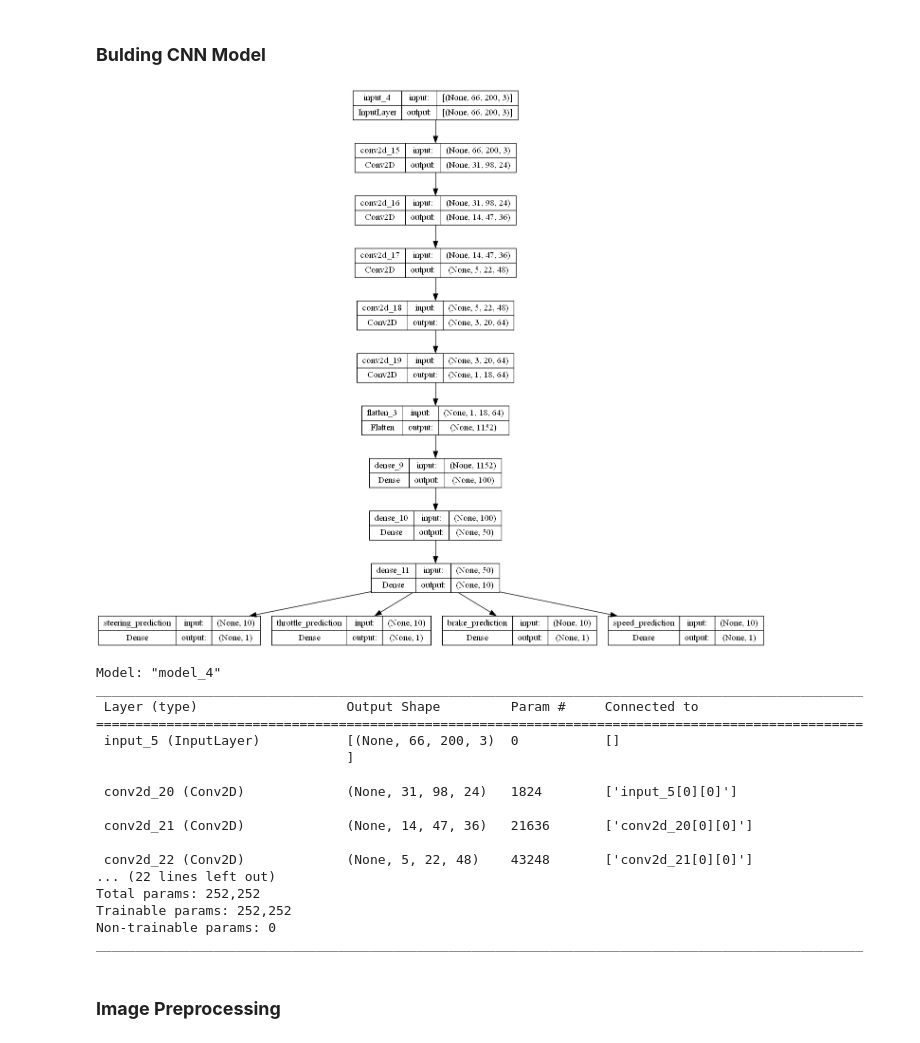
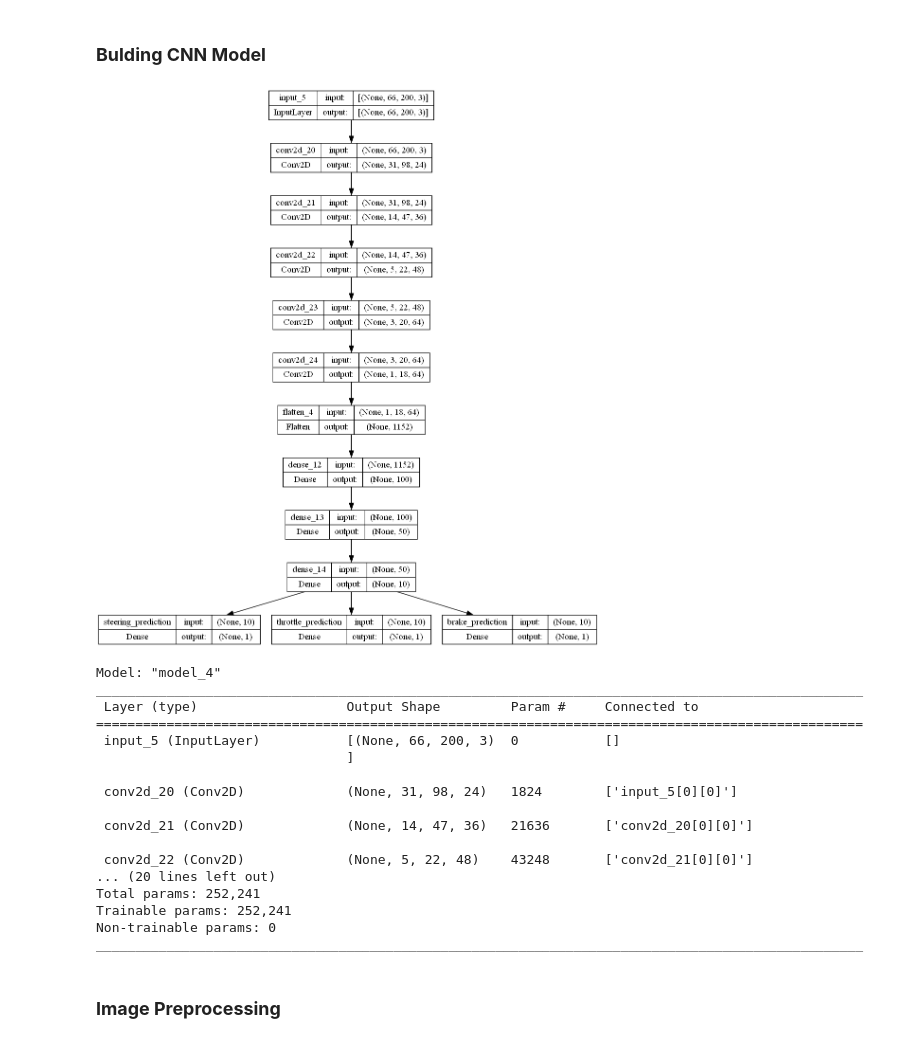
Before and after one commit to hasibkyau/Udacity_AVs, a Jupyter notebook: DrivingBehaviorClonning.ipynb, the cells around one changed output. Saved outputs shown, nothing was run; the diff lists cells and outputs as text; code cells hidden in the pictures.

Commit message:
sigmoid function used in output layer

```diff
--- a/DrivingBehaviorClonning.ipynb
+++ b/DrivingBehaviorClonning.ipynb
@@ -149,32 +149,33 @@ import tensorflow as tf
 # %%
 input_layer = tf.keras.layers.Input(shape=(66, 200, 3))
 # input_layer = tf.keras.models.Sequential()
 conv = (tf.keras.layers.Conv2D(24, (5, 5), (2, 2), input_shape=(66, 200, 3), activation='elu'))(input_layer)
 conv = (tf.keras.layers.Conv2D(36, (5, 5), (2, 2), activation='elu'))(conv)
 conv = (tf.keras.layers.Conv2D(48, (5, 5), (2, 2), activation='elu'))(conv)
 conv = (tf.keras.layers.Conv2D(64, (3, 3), activation='elu'))(conv)
 conv = (tf.keras.layers.Conv2D(64, (3, 3), activation='elu'))(conv)
 
 flatten = (tf.keras.layers.Flatten())(conv)
 
 dense = (tf.keras.layers.Dense(100, activation='elu'))(flatten)
 dense = (tf.keras.layers.Dense(50, activation='elu'))(dense)
 dense = (tf.keras.layers.Dense(10, activation='elu'))(dense)
 
-steering_output = tf.keras.layers.Dense(1, activation='elu', name = "steering_prediction")(dense)
-throttle_output = tf.keras.layers.Dense(1, activation='elu', name = "throttle_prediction")(dense)
-brake_output = tf.keras.layers.Dense(1, activation='elu', name = "brake_prediction")(dense)
-speed_output = tf.keras.layers.Dense(1, activation='elu', name = "speed_prediction")(dense)
+steering_output = tf.keras.layers.Dense(1, activation='sigmoid', name = "steering_prediction")(dense)
+throttle_output = tf.keras.layers.Dense(1, activation='sigmoid', name = "throttle_prediction")(dense)
+brake_output = tf.keras.layers.Dense(1, activation='sigmoid', name = "brake_prediction")(dense)
+# speed_output = tf.keras.layers.Dense(1, activation='elu', name = "speed_prediction")(dense)
 
-output_list = [steering_output, throttle_output, brake_output, speed_output]
+# output_list = [steering_output, throttle_output, brake_output, speed_output]
+output_list = [steering_output, throttle_output, brake_output]
 
 Model = tf.keras.Model(inputs = input_layer, outputs = output_list)
 # model_1.add(output_list)
 
 Model.compile(optimizer=tf.keras.optimizers.Adam(0.0001), loss=['mse','mse','mse','mse'], metrics='acc')
-tf.keras.utils.plot_model(model_1, show_shapes=True)
+tf.keras.utils.plot_model(Model, show_shapes=True)
 # %% [output]
-[figure, old version]
+[figure, new version]
 # %%
 Model.summary()
 # %% [output]
@@ -190,9 +191,9 @@ ________________________________________________________________________________
  conv2d_21 (Conv2D)             (None, 14, 47, 36)   21636       ['conv2d_20[0][0]']
 
  conv2d_22 (Conv2D)             (None, 5, 22, 48)    43248       ['conv2d_21[0][0]']
-... (22 lines left out)
-Total params: 252,252
-Trainable params: 252,252
+... (20 lines left out)
+Total params: 252,241
+Trainable params: 252,241
 Non-trainable params: 0
 __________________________________________________________________________________________________
 # %% [markdown]
```
Also changed, not shown: parts of 14 cells of this notebook.
